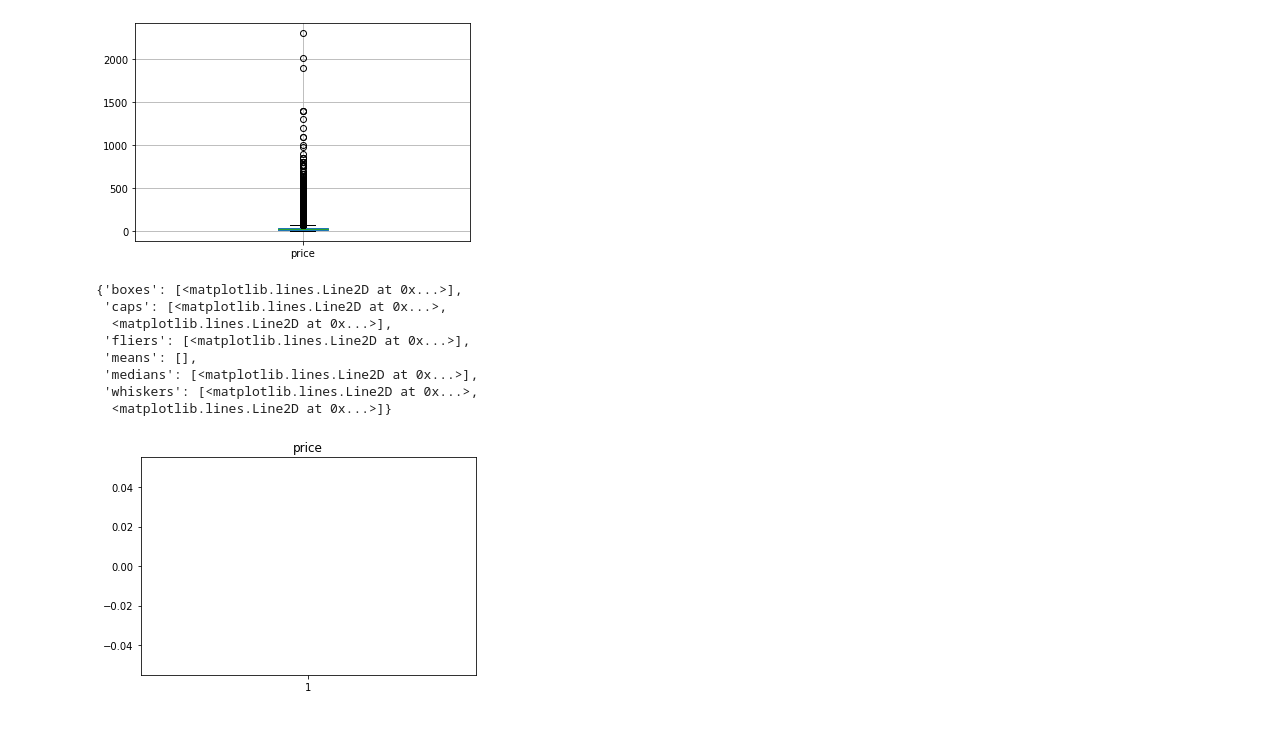
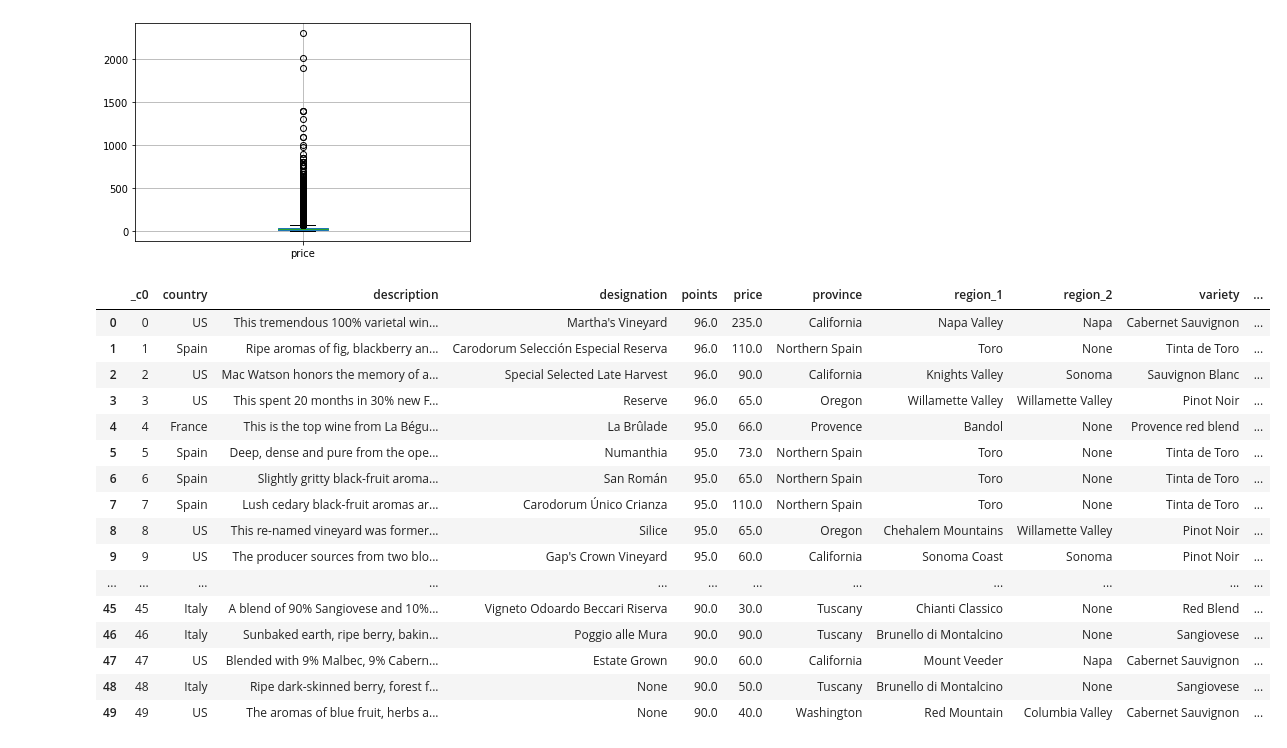
Before and after one commit to ladyj-dev/Wine_All_You_Want, a Jupyter notebook: pdwine.ipynb, the cells around one changed output. Drawn from its saved outputs; the diff is of its cells as text; code cells hidden in the pictures.

```diff
--- a/pdwine.ipynb
+++ b/pdwine.ipynb
@@ -302,0 +319,2 @@ wine_df.describe()
+# %%
+wine_df.price.dropna(inplace=True)
@@ -303,3 +356,5 @@ wine_df.describe()
+# %%
+wine_df.points.dropna(inplace=True)
 # %%
 pd.plotting.scatter_matrix(wine_df, alpha=0.3)
 # %% [output]
@@ -318,17 +373,23 @@ wine_df.boxplot(column=['price'])
 # %%
 import matplotlib.pyplot as plt
 %matplotlib inline
-# %%
-fig1, ax1 = plt.subplots()
-ax1.set_title('price')
-ax1.boxplot(wine_df['price'])
-# %% [output]
-{'boxes': [<matplotlib.lines.Line2D at 0x...>],
- 'caps': [<matplotlib.lines.Line2D at 0x...>,
-  <matplotlib.lines.Line2D at 0x...>],
- 'fliers': [<matplotlib.lines.Line2D at 0x...>],
- 'means': [],
- 'medians': [<matplotlib.lines.Line2D at 0x...>],
- 'whiskers': [<matplotlib.lines.Line2D at 0x...>,
-  <matplotlib.lines.Line2D at 0x...>]}
-[figure, removed]
+# %%
+wine_df.head(50)
+# %% [output]
+|  | _c0 | country | description | designation | points | price | province | region_1 | region_2 | variety | ... |
+| 0 | 0 | US | This tremendous 100% varietal win... | Martha's Vineyard | 96.0 | 235.0 | California | Napa Valley | Napa | Cabernet Sauvignon | ... |
+| 1 | 1 | Spain | Ripe aromas of fig, blackberry an... | Carodorum Selección Especial Reserva | 96.0 | 110.0 | Northern Spain | Toro | None | Tinta de Toro | ... |
+| 2 | 2 | US | Mac Watson honors the memory of a... | Special Selected Late Harvest | 96.0 | 90.0 | California | Knights Valley | Sonoma | Sauvignon Blanc | ... |
+| 3 | 3 | US | This spent 20 months in 30% new F... | Reserve | 96.0 | 65.0 | Oregon | Willamette Valley | Willamette Valley | Pinot Noir | ... |
+| 4 | 4 | France | This is the top wine from La Bégu... | La Brûlade | 95.0 | 66.0 | Provence | Bandol | None | Provence red blend | ... |
+| 5 | 5 | Spain | Deep, dense and pure from the ope... | Numanthia | 95.0 | 73.0 | Northern Spain | Toro | None | Tinta de Toro | ... |
+| 6 | 6 | Spain | Slightly gritty black-fruit aroma... | San Román | 95.0 | 65.0 | Northern Spain | Toro | None | Tinta de Toro | ... |
+| 7 | 7 | Spain | Lush cedary black-fruit aromas ar... | Carodorum Único Crianza | 95.0 | 110.0 | Northern Spain | Toro | None | Tinta de Toro | ... |
+| 8 | 8 | US | This re-named vineyard was former... | Silice | 95.0 | 65.0 | Oregon | Chehalem Mountains | Willamette Valley | Pinot Noir | ... |
+| 9 | 9 | US | The producer sources from two blo... | Gap's Crown Vineyard | 95.0 | 60.0 | California | Sonoma Coast | Sonoma | Pinot Noir | ... |
+| ... | ... | ... | ... | ... | ... | ... | ... | ... | ... | ... | ... |
+| 45 | 45 | Italy | A blend of 90% Sangiovese and 10%... | Vigneto Odoardo Beccari Riserva | 90.0 | 30.0 | Tuscany | Chianti Classico | None | Red Blend | ... |
+| 46 | 46 | Italy | Sunbaked earth, ripe berry, bakin... | Poggio alle Mura | 90.0 | 90.0 | Tuscany | Brunello di Montalcino | None | Sangiovese | ... |
+| 47 | 47 | US | Blended with 9% Malbec, 9% Cabern... | Estate Grown | 90.0 | 60.0 | California | Mount Veeder | Napa | Cabernet Sauvignon | ... |
+| 48 | 48 | Italy | Ripe dark-skinned berry, forest f... | None | 90.0 | 50.0 | Tuscany | Brunello di Montalcino | None | Sangiovese | ... |
+| 49 | 49 | US | The aromas of blue fruit, herbs a... | None | 90.0 | 40.0 | Washington | Red Mountain | Columbia Valley | Cabernet Sauvignon | ... |
```
Also changed, not shown: parts of 13 cells of this notebook.
